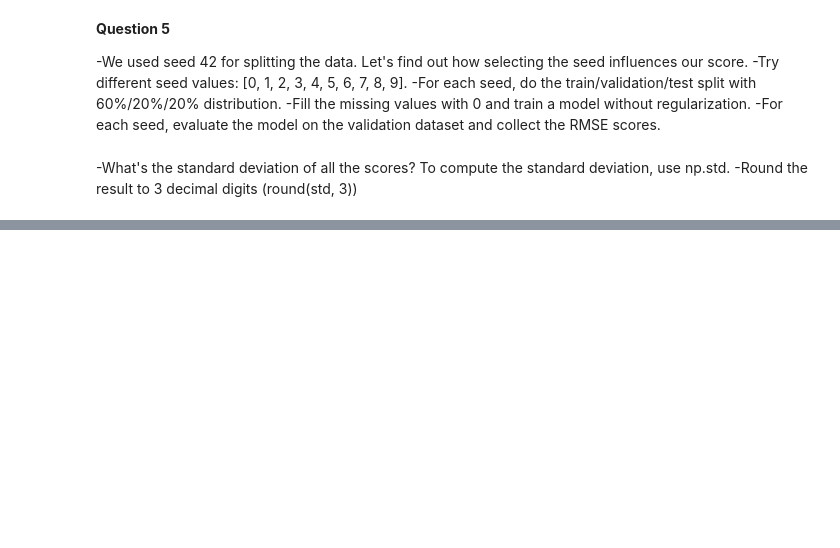
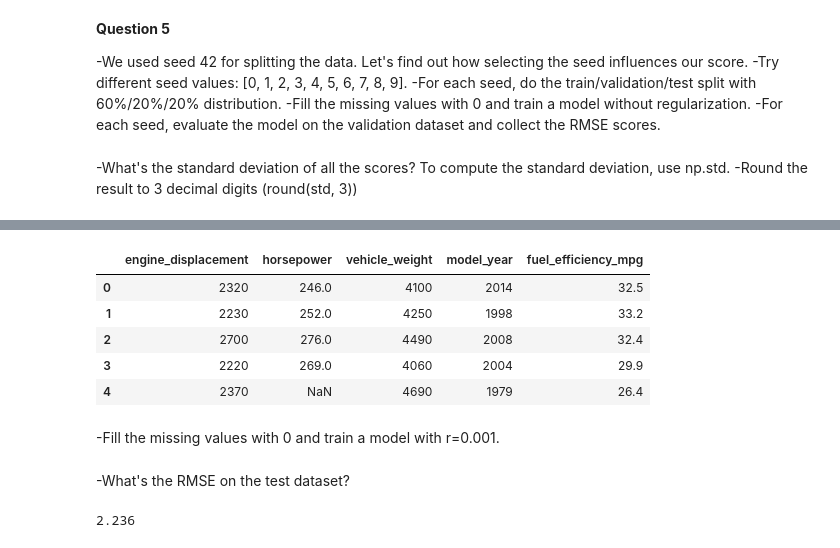
Before and after one commit to IsabelFuenzalida/ml_zoomcamp_homeworks, a Jupyter notebook: homework2/homework2.ipynb, the cells around one changed output, grey strips where cells are left out. Drawn from its saved outputs; the diff is of its cells as text; code cells hidden in the pictures; blank space fills up the shorter version.

```diff
--- a/homework2/homework2.ipynb
+++ b/homework2/homework2.ipynb
@@ -291,0 +278,11 @@ print(round(std, 3))
+# %%
+df_train_full = df_train_full.reset_index(drop=True)
+df_test = df_test.reset_index(drop=True)
+df_train_full.head()
+# %% [output]
+|  | engine_displacement | horsepower | vehicle_weight | model_year | fuel_efficiency_mpg |
+| 0 | 2320 | 246.0 | 4100 | 2014 | 32.5 |
+| 1 | 2230 | 252.0 | 4250 | 1998 | 33.2 |
+| 2 | 2700 | 276.0 | 4490 | 2008 | 32.4 |
+| 3 | 2220 | 269.0 | 4060 | 2004 | 29.9 |
+| 4 | 2370 | NaN | 4690 | 1979 | 26.4 |
@@ -291,0 +295,2 @@ print(round(std, 3))
+# %% [markdown]
+-Fill the missing values with 0 and train a model with r=0.001.
@@ -291,0 +308,7 @@ print(round(std, 3))
+# %% [markdown]
+-What's the RMSE on the test dataset?
+# %%
+score = rmse(y_test, y_pred)
+print(round(score,3))
+# %% [output]
+2.236
```
Also changed, not shown: parts of 19 cells of this notebook, 1 other file.
